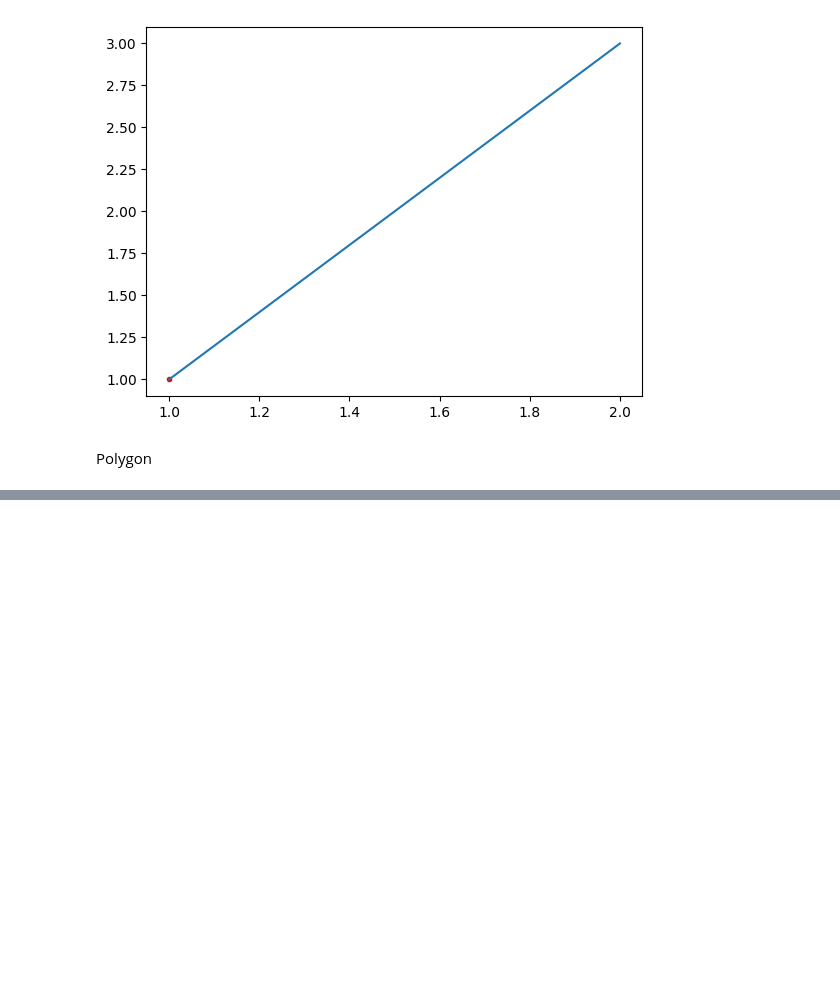
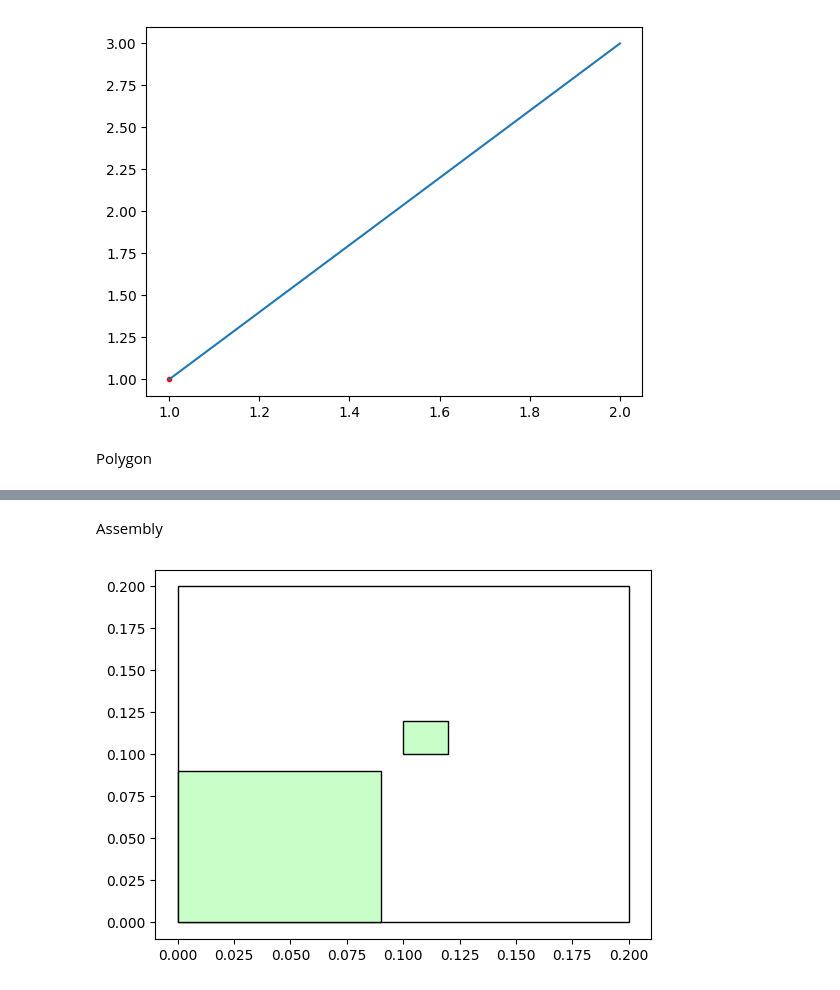
Before and after one commit to csillagu/FVM-Solver, a Jupyter notebook: investigation/geometry_inv.ipynb, the cells around one changed output, grey strips where cells are left out. Drawn from its saved outputs; the diff is of its cells as text; code cells hidden in the pictures; blank space fills up the shorter version.

Commit message:
Added plot function to assembly

```diff
--- a/investigation/geometry_inv.ipynb
+++ b/investigation/geometry_inv.ipynb
@@ -37,0 +38,10 @@ poly.plot(ax)
+# %% [markdown]
+Assembly
+# %%
+a = geo.Assembly(base_polygon=geo.Polygon([geo.Point(0,0),geo.Point(0.2,0),geo.Point(0.2,0.2), geo.Point(0,0.2)]),
+                 polygon_list=[geo.Polygon([geo.Point(0.1,0.1),geo.Point(0.12,0.1),geo.Point(0.12,0.12), geo.Point(0.1,0.12)]),
+                               geo.Polygon([geo.Point(0,0),geo.Point(0.09,0),geo.Point(0.09,0.09), geo.Point(0,0.09)])])
+fig,ax = plt.subplots()
+a.plot(ax)
+# %% [output]
+[figure, added]
```
Also changed, not shown: parts of 1 cell of this notebook, 1 other file.
